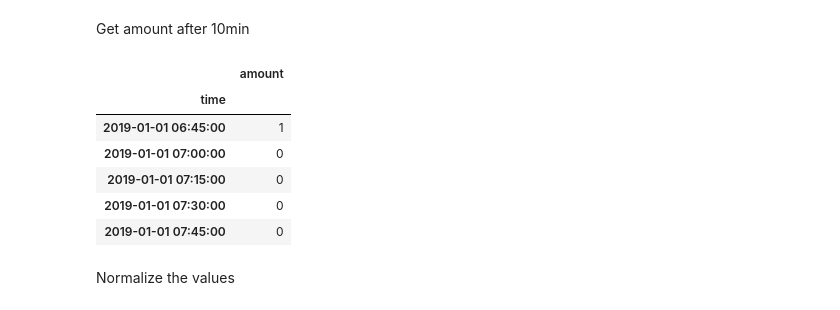
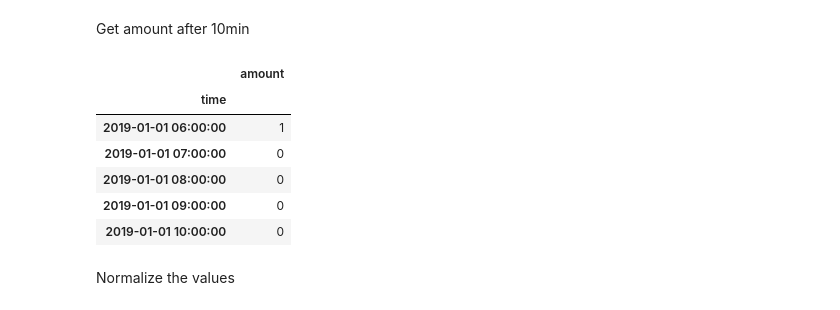
Before and after one commit to sylvia31096/Anomaly-Detection, a Jupyter notebook: Transaction Models - Successful Vends.ipynb, the cells around one changed output. Cells and saved outputs as stored; diff of their text form; code cells hidden in the pictures.

Commit message:
Vend and Dep

```diff
--- a/Transaction Models - Successful Vends.ipynb
+++ b/Transaction Models - Successful Vends.ipynb
@@ -43,13 +66,13 @@ Get amount after 10min
 # %%
-successfulVends_hour = successfulVends.resample('15min', on='time').sum()
+successfulVends_hour = successfulVends.resample('60min', on='time').sum()
 successfulVends_hour.head()
 # %% [output]
 |  | amount |
 | time |  |
-| 2019-01-01 06:45:00 | 1 |
+| 2019-01-01 06:00:00 | 1 |
 | 2019-01-01 07:00:00 | 0 |
-| 2019-01-01 07:15:00 | 0 |
-| 2019-01-01 07:30:00 | 0 |
-| 2019-01-01 07:45:00 | 0 |
+| 2019-01-01 08:00:00 | 0 |
+| 2019-01-01 09:00:00 | 0 |
+| 2019-01-01 10:00:00 | 0 |
 # %% [markdown]
 Normalize the values
```
Also changed, not shown: parts of 22 cells of this notebook, 3 other files.
